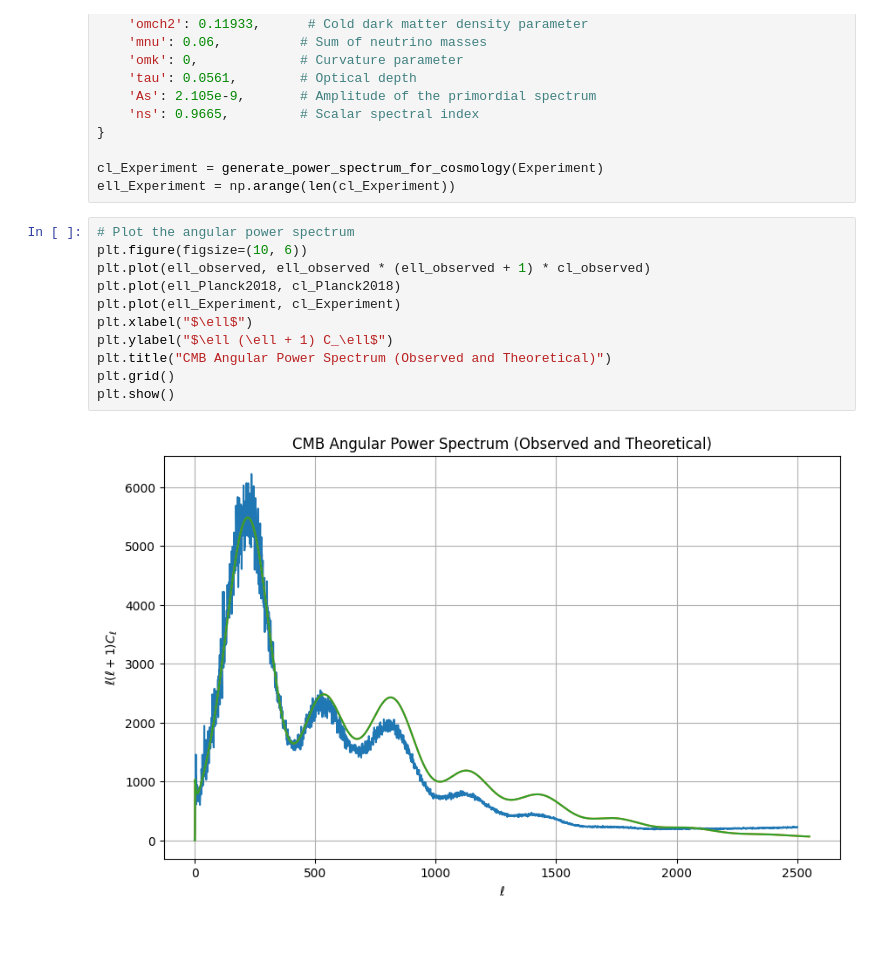
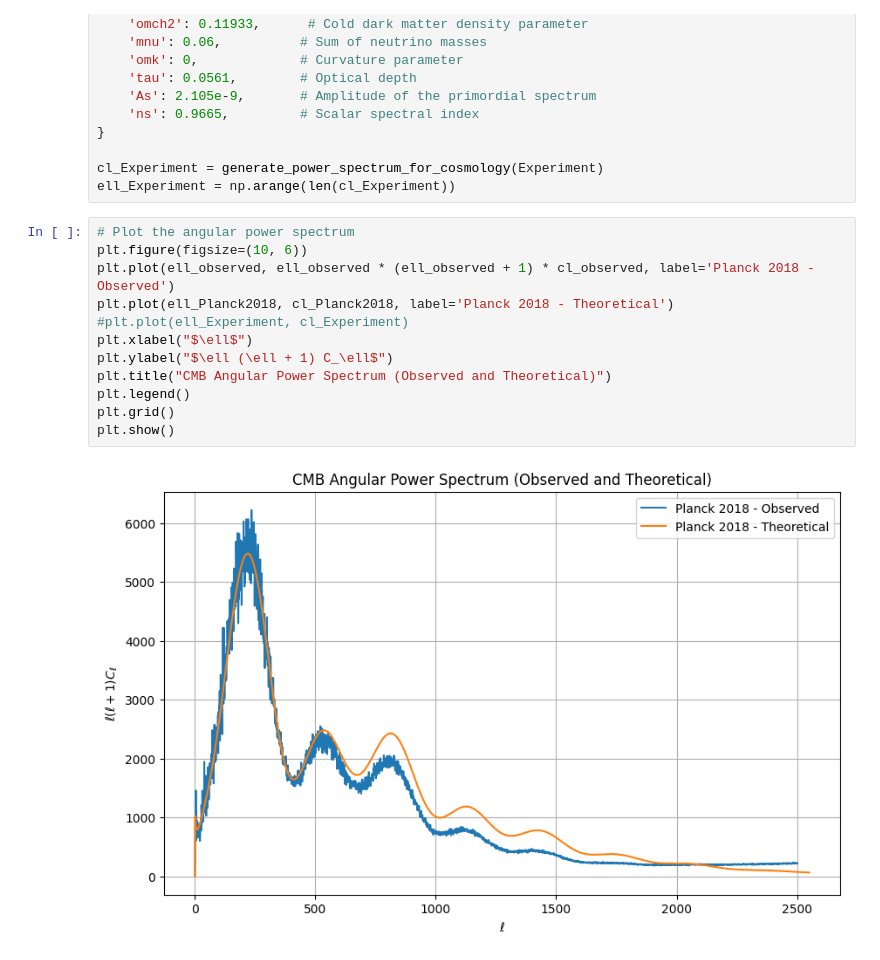
Before and after one commit to jeffrwatts/astronomy-notebooks, a Jupyter notebook: Cosmic Microwave Background.ipynb, the cells around one changed output. Drawn from its saved outputs; the diff is of its cells as text.

```diff
--- a/Cosmic Microwave Background.ipynb
+++ b/Cosmic Microwave Background.ipynb
@@ -125,13 +125,14 @@ ell_Experiment = np.arange(len(cl_Experiment))
 # %%
 # Plot the angular power spectrum
 plt.figure(figsize=(10, 6))
-plt.plot(ell_observed, ell_observed * (ell_observed + 1) * cl_observed)
-plt.plot(ell_Planck2018, cl_Planck2018)
-plt.plot(ell_Experiment, cl_Experiment)
+plt.plot(ell_observed, ell_observed * (ell_observed + 1) * cl_observed, label='Planck 2018 - Observed')
+plt.plot(ell_Planck2018, cl_Planck2018, label='Planck 2018 - Theoretical')
+#plt.plot(ell_Experiment, cl_Experiment)
 plt.xlabel("$\ell$")
 plt.ylabel("$\ell (\ell + 1) C_\ell$")
 plt.title("CMB Angular Power Spectrum (Observed and Theoretical)")
+plt.legend()
 plt.grid()
 plt.show()
 # %% [output]
-[figure, old version]
+[figure, new version]
```
Also changed, not shown: parts of 1 cell of this notebook.
